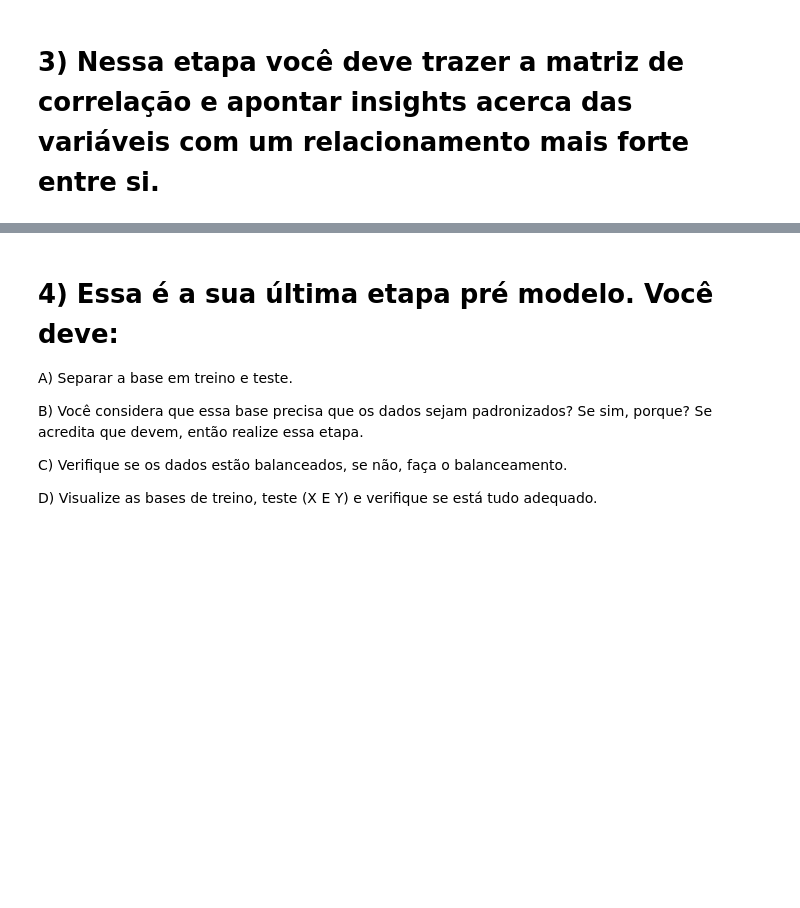
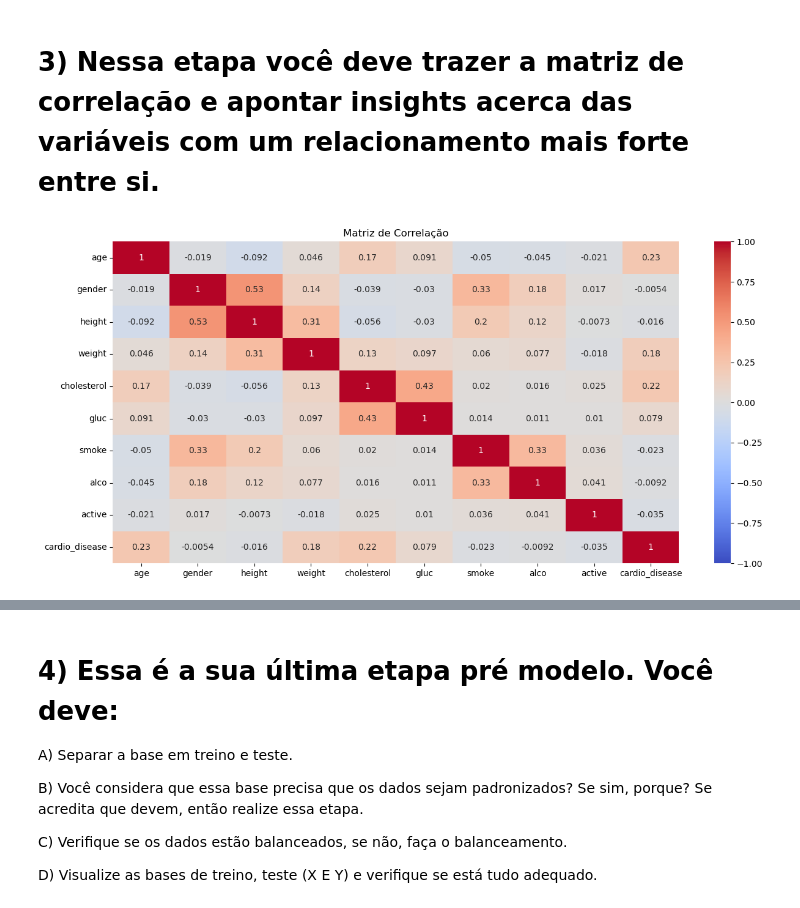
Before and after one commit to flavianojr1/regressao-logistica-para-doencas-cardiovasculares, a Jupyter notebook: Profissao Cientista de Dados M27 Pratique.ipynb, the cells around one changed output, grey strips where cells are left out. Drawn from its saved outputs; the diff is of its cells as text; code cells hidden in the pictures; blank space fills up the shorter version.

```diff
--- a/Profissao Cientista de Dados M27 Pratique.ipynb
+++ b/Profissao Cientista de Dados M27 Pratique.ipynb
@@ -276,0 +275,12 @@ plt.show()
+# %%
+# Correlacionando os dados da base de dados
+correlation_matrix = base.corr()
+
+# Plotando a matriz de correlação
+plt.figure(figsize=(13, 6))
+sns.heatmap(correlation_matrix, annot=True, cmap='coolwarm', vmin=-1, vmax=1)
+plt.title('Matriz de Correlação')
+plt.tight_layout()
+plt.show()
+# %% [output]
+[figure, added]
```
Also changed, not shown: parts of 11 cells of this notebook.
